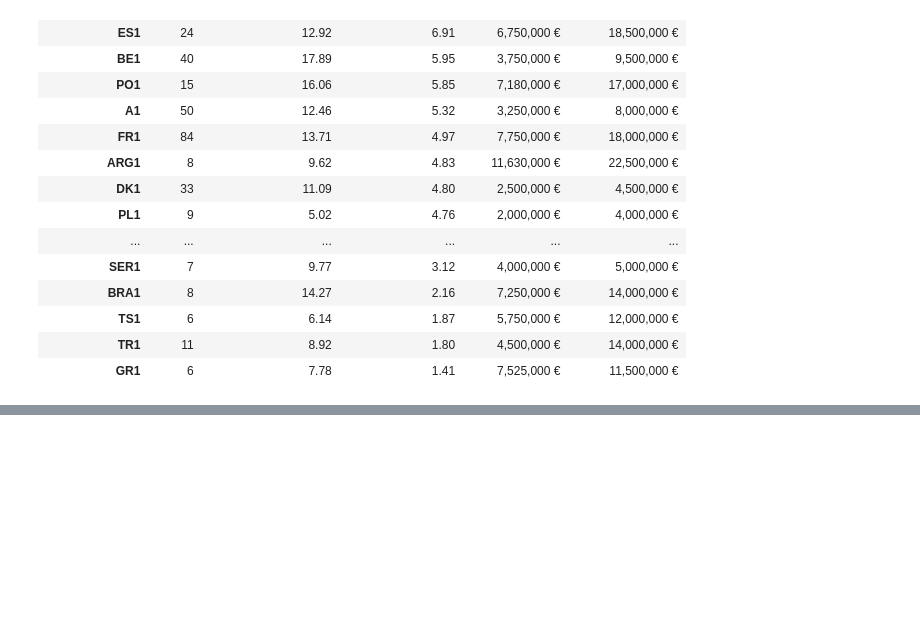
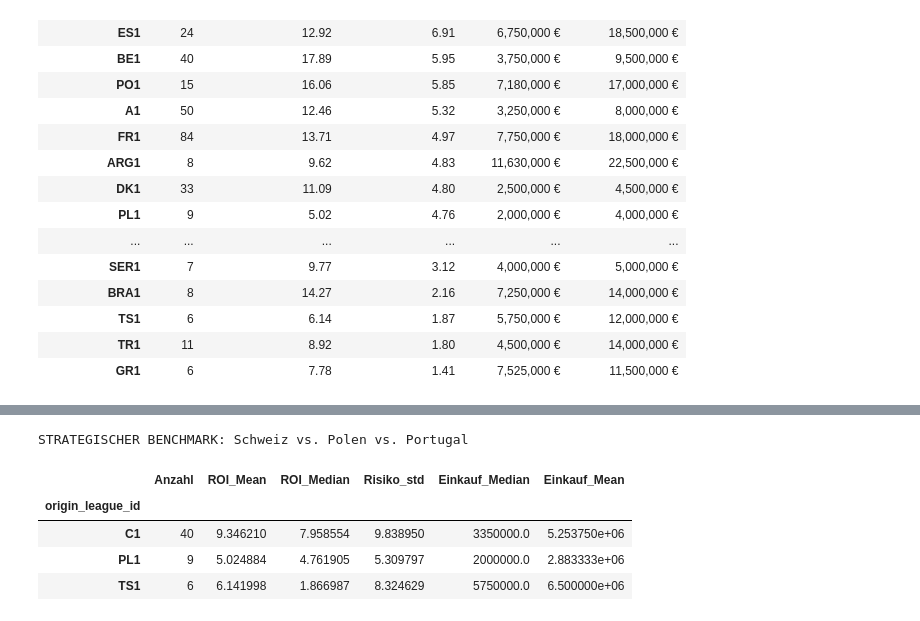
Before and after one commit to juliandietes/DPP-2026_Julian, a Jupyter notebook: notebooks/02_data-preparation_Transfermarkt copy.ipynb, the cells around one changed output, grey strips where cells are left out. Saved outputs shown, nothing was run; the diff lists cells and outputs as text; code cells hidden in the pictures; blank space fills up the shorter version.

```diff
--- a/notebooks/02_data-preparation_Transfermarkt copy.ipynb
+++ b/notebooks/02_data-preparation_Transfermarkt copy.ipynb
@@ -212,0 +315,25 @@ LIGA-CHECK: Mittelwert vs. Median (Sortiert nach Median)
+# %%
+# Vergleichs-Ligen mit solider Datenbasis (n >= 15)
+benchmark_leagues = ['C1', 'PL1', 'TS1']
+
+# Statistiken berechnen
+benchmark_comparison = df_clean[df_clean['origin_league_id'].isin(benchmark_leagues)].groupby('origin_league_id').agg({
+    'player_id': 'count',
+    'roi_score': ['mean', 'median', 'std'],
+    'einkaufspreis': ['median', 'mean']
+})
+
+# Spaltennamen für die Übersichtlichkeit glätten
+benchmark_comparison.columns = [
+    'Anzahl', 'ROI_Mean', 'ROI_Median', 'Risiko_std', 'Einkauf_Median', 'Einkauf_Mean'
+]
+
+print("STRATEGISCHER BENCHMARK: Schweiz vs. Polen vs. Portugal")
+display(benchmark_comparison.sort_values('ROI_Median', ascending=False))
+# %% [output]
+STRATEGISCHER BENCHMARK: Schweiz vs. Polen vs. Portugal
+|  | Anzahl | ROI_Mean | ROI_Median | Risiko_std | Einkauf_Median | Einkauf_Mean |
+| origin_league_id |  |  |  |  |  |  |
+| C1 | 40 | 9.346210 | 7.958554 | 9.838950 | 3350000.0 | 5.253750e+06 |
+| PL1 | 9 | 5.024884 | 4.761905 | 5.309797 | 2000000.0 | 2.883333e+06 |
+| TS1 | 6 | 6.141998 | 1.866987 | 8.324629 | 5750000.0 | 6.500000e+06 |
```
Also changed, not shown: parts of 12 cells of this notebook, 1 other file.
